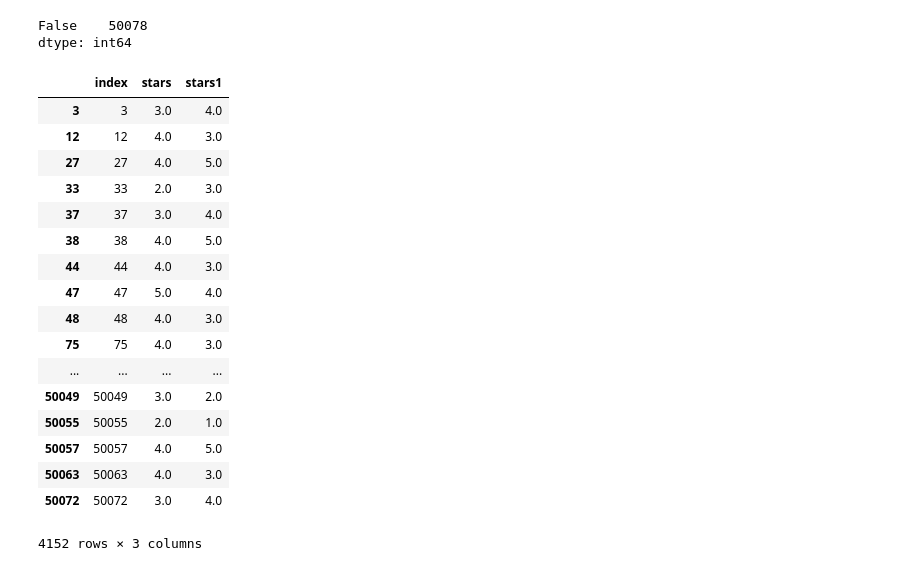
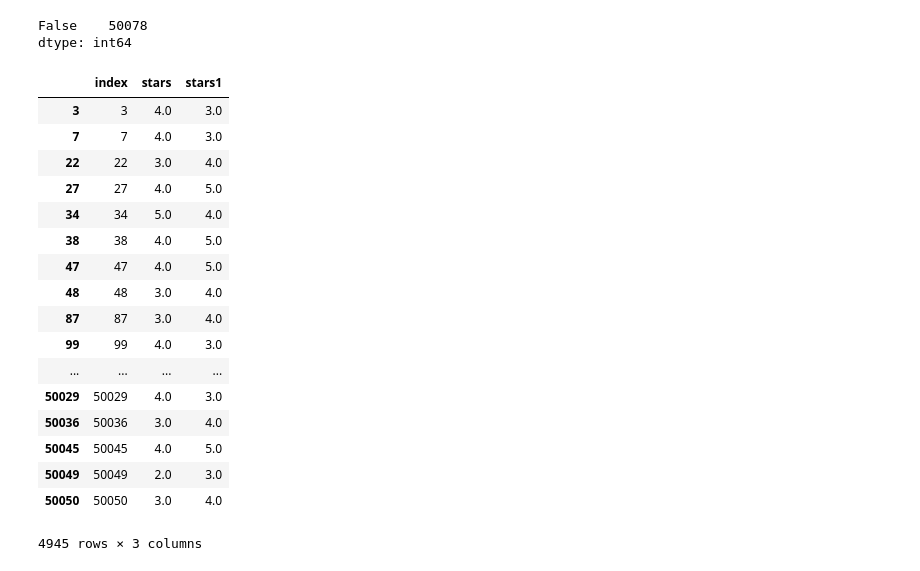
Before and after one commit to kenqgu/CS-145-Yelp-Rating-Predictor, a Jupyter notebook: Preprocessing Notebook.ipynb, the cells around one changed output. Cells and saved outputs as stored; diff of their text form; code cells hidden in the pictures.

```diff
--- a/Preprocessing Notebook.ipynb
+++ b/Preprocessing Notebook.ipynb
@@ -552,27 +538,27 @@ test = pd.read_csv("all/test_queries.csv")
 test = pd.merge(test, users_df_replace, how='left', on='user_id')
 test = pd.merge(test, business_df_replace, how='left', on='business_id')
 # %%
-submit = pd.read_csv("submit.csv")
-submit_1 = pd.read_csv("submit__trained_validate.csv")
+submit = pd.read_csv("submit_adam2.csv")
+submit_1 = pd.read_csv("submit_adam.csv")
 submit_1['stars1'] = submit_1['stars']
 df = pd.concat([submit, submit_1['stars1']], axis=1)
 df[df['stars1'] != df['stars']]
 # %% [output]
 |  | index | stars | stars1 |
-| 3 | 3 | 3.0 | 4.0 |
-| 12 | 12 | 4.0 | 3.0 |
+| 3 | 3 | 4.0 | 3.0 |
+| 7 | 7 | 4.0 | 3.0 |
+| 22 | 22 | 3.0 | 4.0 |
 | 27 | 27 | 4.0 | 5.0 |
-| 33 | 33 | 2.0 | 3.0 |
-| 37 | 37 | 3.0 | 4.0 |
+| 34 | 34 | 5.0 | 4.0 |
 | 38 | 38 | 4.0 | 5.0 |
-| 44 | 44 | 4.0 | 3.0 |
-| 47 | 47 | 5.0 | 4.0 |
-| 48 | 48 | 4.0 | 3.0 |
-| 75 | 75 | 4.0 | 3.0 |
+| 47 | 47 | 4.0 | 5.0 |
+| 48 | 48 | 3.0 | 4.0 |
+| 87 | 87 | 3.0 | 4.0 |
+| 99 | 99 | 4.0 | 3.0 |
 | ... | ... | ... | ... |
-| 50049 | 50049 | 3.0 | 2.0 |
-| 50055 | 50055 | 2.0 | 1.0 |
-| 50057 | 50057 | 4.0 | 5.0 |
-| 50063 | 50063 | 4.0 | 3.0 |
-| 50072 | 50072 | 3.0 | 4.0 |
+| 50029 | 50029 | 4.0 | 3.0 |
+| 50036 | 50036 | 3.0 | 4.0 |
+| 50045 | 50045 | 4.0 | 5.0 |
+| 50049 | 50049 | 2.0 | 3.0 |
+| 50050 | 50050 | 3.0 | 4.0 |
-4152 rows × 3 columns
+4945 rows × 3 columns
```
Also changed, not shown: parts of 17 cells of this notebook.
